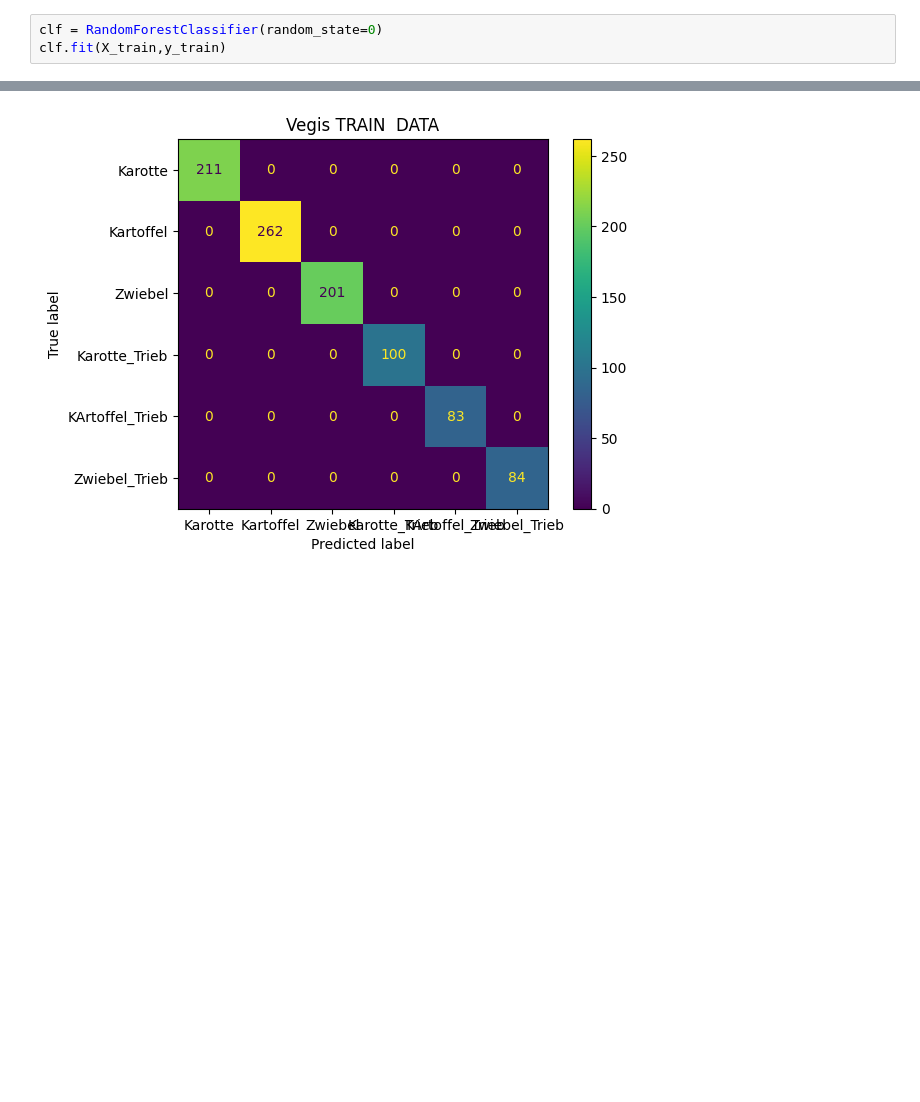
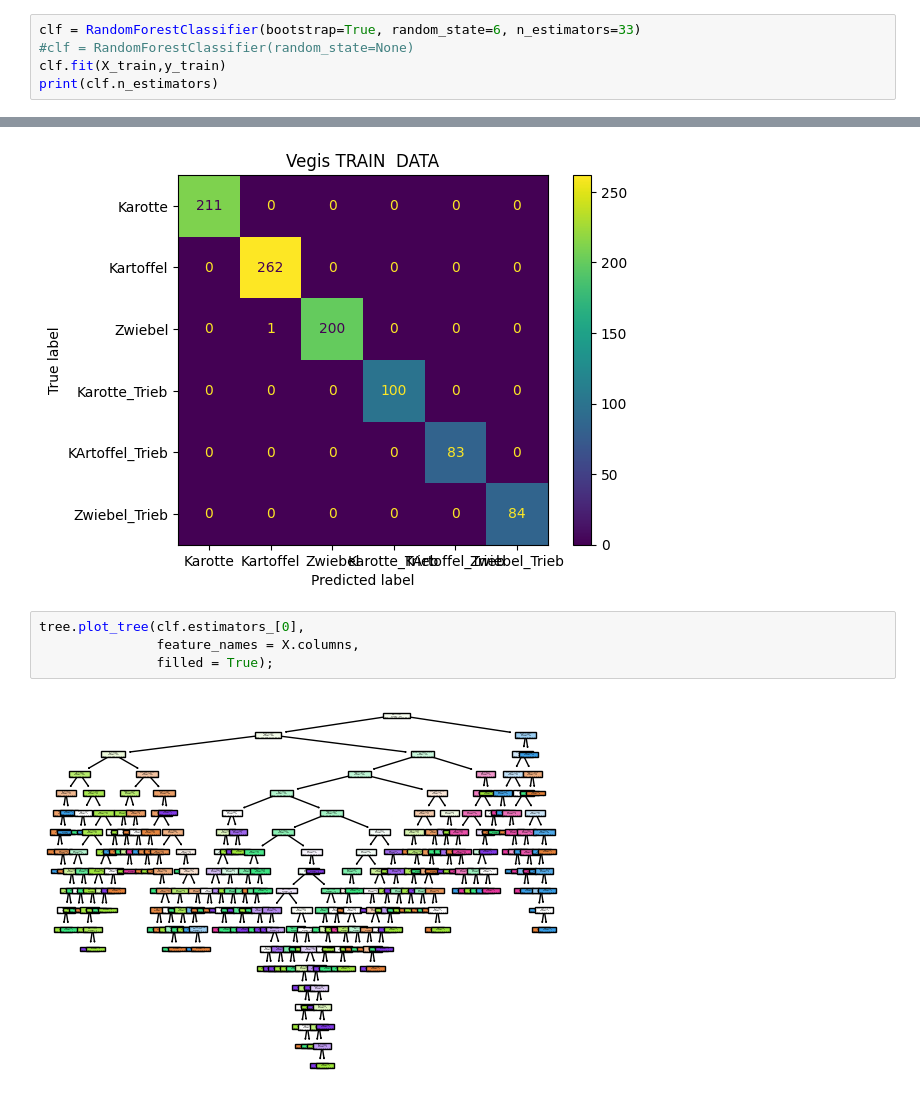
Before and after one commit to leons1396/AI_project, a Jupyter notebook: jupyter/Random_forest_vegi_benchmark.ipynb, the cells around one changed output, grey strips where cells are left out. Saved outputs shown, nothing was run; the diff lists cells and outputs as text; blank space fills up the shorter version.

Commit message:
adjust tree

```diff
--- a/jupyter/Random_forest_vegi_benchmark.ipynb
+++ b/jupyter/Random_forest_vegi_benchmark.ipynb
@@ -103,6 +104,8 @@ y_train
 | 1126 | 4 |
 941 rows × 1 columns
 # %%
-clf = RandomForestClassifier(random_state=0)
+clf = RandomForestClassifier(bootstrap=True, random_state=6, n_estimators=33)
+#clf = RandomForestClassifier(random_state=None)
 clf.fit(X_train,y_train)
+print(clf.n_estimators)
 # %% [output]
@@ -143,3 +145,9 @@ disp.ax_.set_title("Vegis TRAIN  DATA")
 # %% [output]
 Text(0.5, 1.0, 'Vegis TRAIN  DATA')
 [figure]
+# %%
+tree.plot_tree(clf.estimators_[0],
+               feature_names = X.columns,
+               filled = True);
+# %% [output]
+[figure, added]
```
Also changed, not shown: parts of 5 cells of this notebook.
